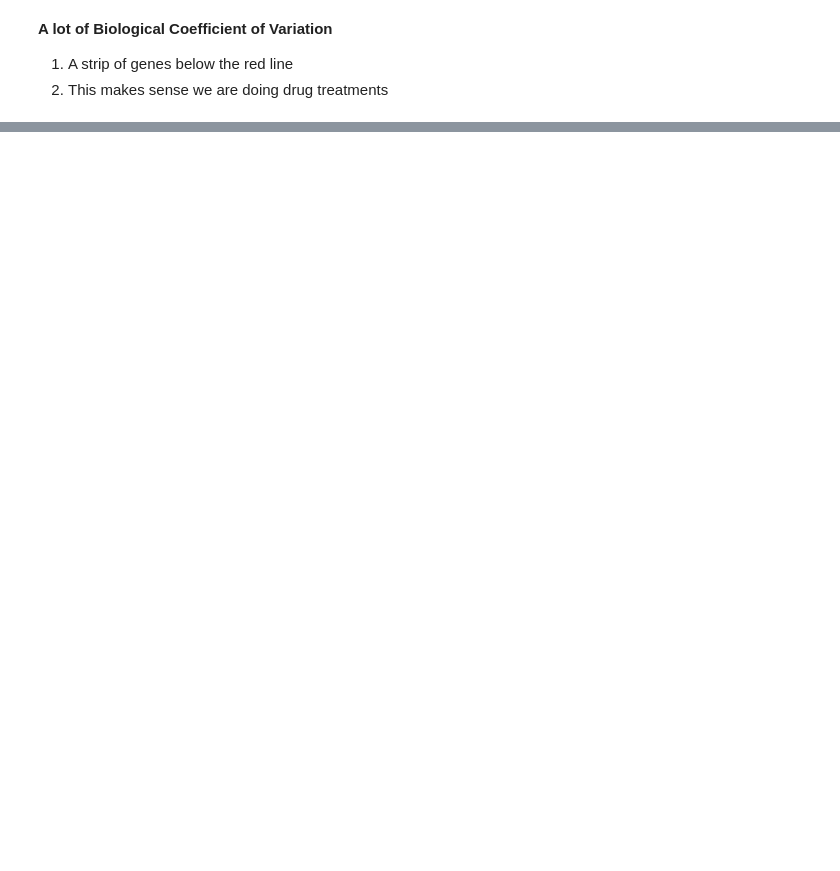
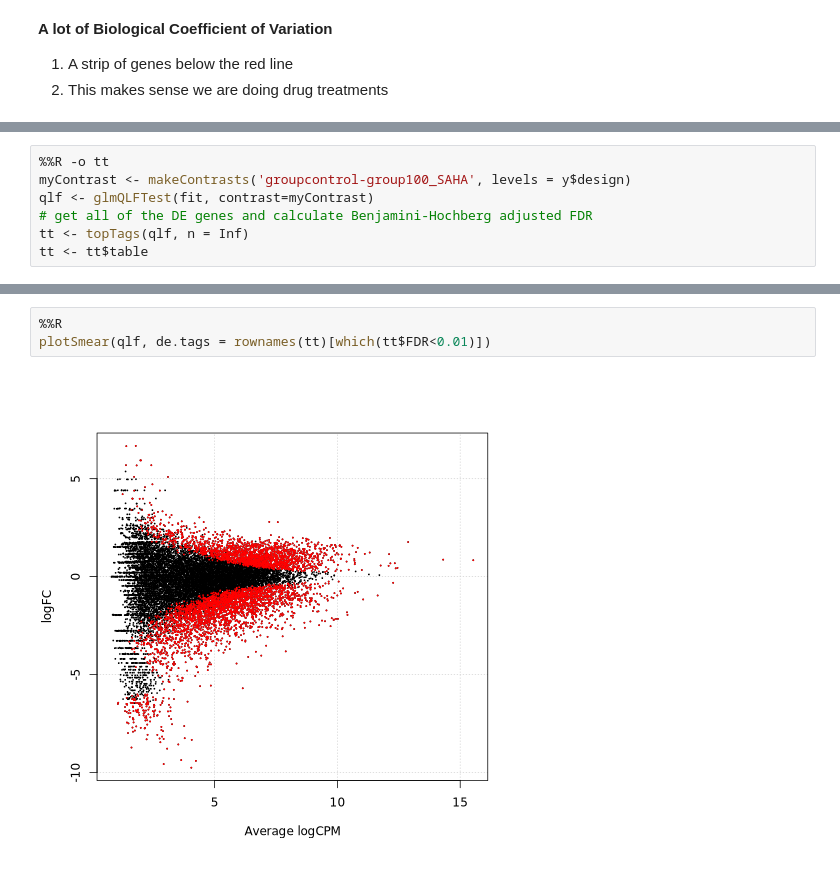
Before and after one commit to alexjimenez99/sc-RNAseq-embryos, a Jupyter notebook: DGE_scRNA.ipynb, the cells around one changed output, grey strips where cells are left out. Drawn from its saved outputs; the diff is of its cells as text; blank space fills up the shorter version.

Commit message:
Differential Gene Expression

```diff
--- a/DGE_scRNA.ipynb
+++ b/DGE_scRNA.ipynb
@@ -294,0 +293,7 @@ plotBCV(y)
+# %%
+%%R -o tt
+myContrast <- makeContrasts('groupcontrol-group100_SAHA', levels = y$design)
+qlf <- glmQLFTest(fit, contrast=myContrast)
+# get all of the DE genes and calculate Benjamini-Hochberg adjusted FDR
+tt <- topTags(qlf, n = Inf)
+tt <- tt$table
@@ -294,0 +348,5 @@ plotBCV(y)
+# %%
+%%R
+plotSmear(qlf, de.tags = rownames(tt)[which(tt$FDR<0.01)])
+# %% [output]
+[figure, added]
```
Also changed, not shown: parts of 22 cells of this notebook.
